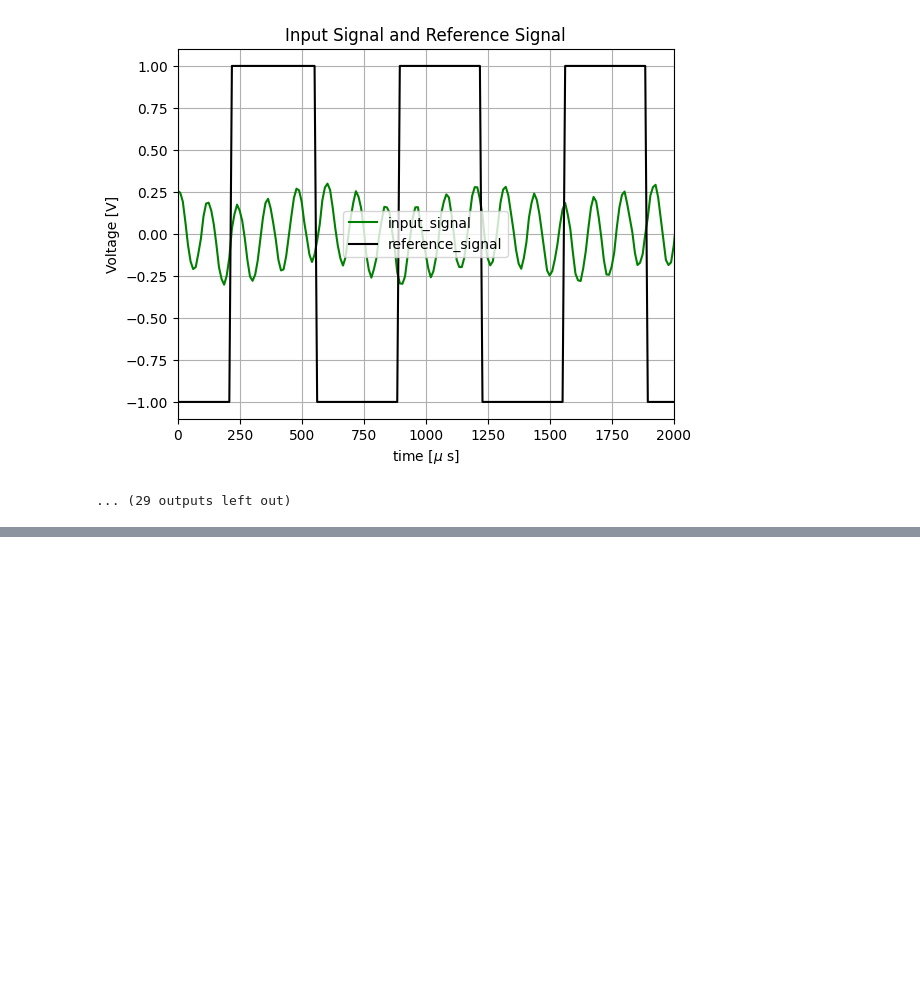
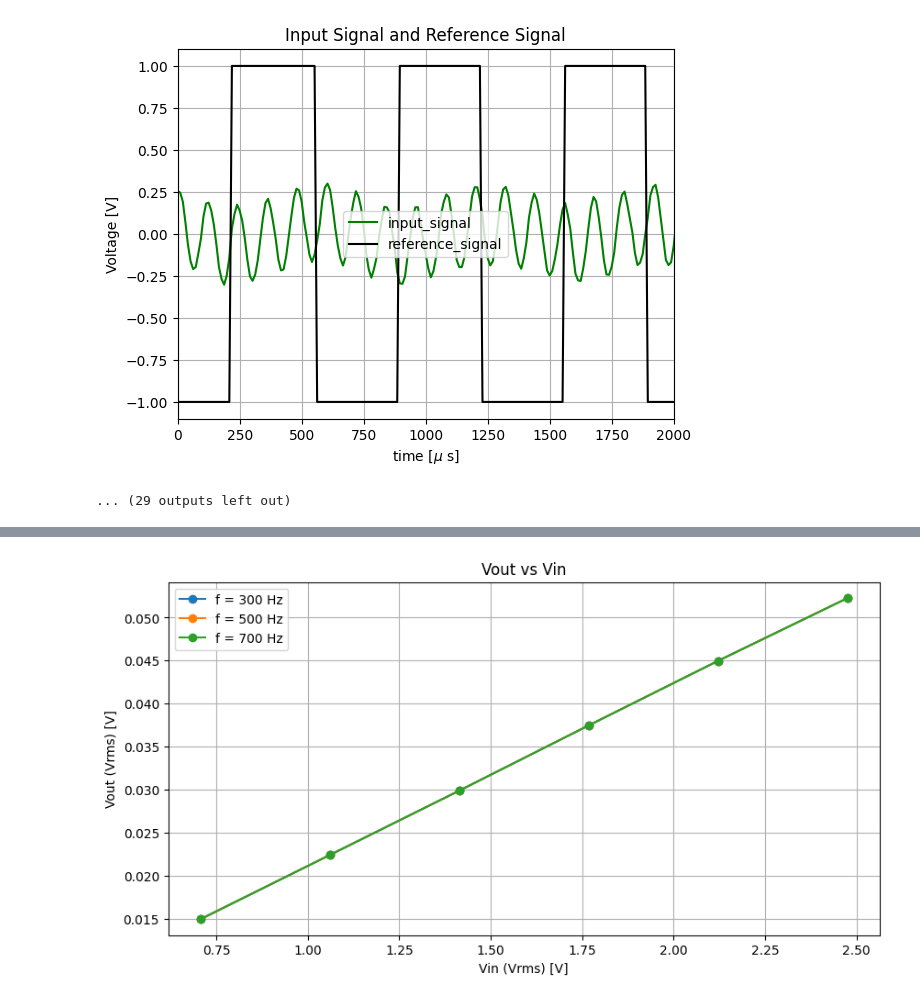
Before and after one commit to AdhilshaA/Lockin_expeyes, a Jupyter notebook: codes/main_codes/main_process_fngenerator_sqwave.ipynb, the cells around one changed output, grey strips where cells are left out. Drawn from its saved outputs; the diff is of its cells as text; code cells hidden in the pictures; blank space fills up the shorter version.

```diff
--- a/codes/main_codes/main_process_fngenerator_sqwave.ipynb
+++ b/codes/main_codes/main_process_fngenerator_sqwave.ipynb
@@ -621,0 +719,36 @@ plt.show()
+# %%
+# load data and process
+
+trial_name_ = 'trial5_r'
+
+Vin_allfreq = np.load(f'Vin_allfreq{trial_name_}.npy')
+Vout_obs_allfreq = np.load(f'Vout_obs_allfreq{trial_name_}.npy')
+Phase_obs_allfreq = np.load(f'Phase_obs_allfreq{trial_name_}.npy')
+frequencies = np.load(f'frequencies{trial_name_}.npy')
+# %%
+# Vrms from Vpp
+Vin_rms = Vin_allfreq / (np.sqrt(2))
+Vout_obs_avg = np.mean(Vout_obs_allfreq, axis=2) / (np.sqrt(2))
+Phase_obs_avg = np.mean(Phase_obs_allfreq, axis=2)
+
+plt.figure(figsize=(10,5))
+
+points_to_avoid = []
+
+for i in range(len(frequencies)):
+    indices_to_avoid = []
+    for point in points_to_avoid:
+        if i == point[0]:
+            indices_to_avoid.append(point[1])
+    indices_to_include = [i for i in range(len(Vout_obs_avg[i])) if i not in indices_to_avoid]
+    plt.plot(Vin_rms[i][indices_to_include],Vout_obs_avg[i][indices_to_include],'o-',label=f'f = {frequencies[i]} Hz')
+
+plt.xlabel('Vin (Vrms) [V]')
+plt.ylabel('Vout (Vrms) [V]')
+plt.title('Vout vs Vin')
+plt.legend()
+plt.grid()
+plt.savefig(f'Vout_vs_Vin{trial_name_}.png')
+plt.show()
+# %% [output]
+[figure, added]
```
Also changed, not shown: parts of 11 cells of this notebook, 8 other files.
